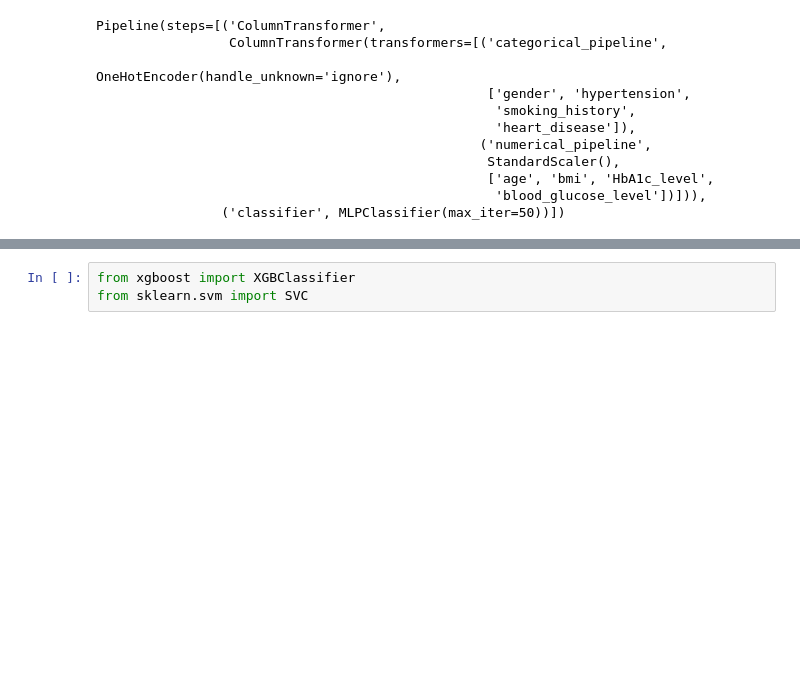
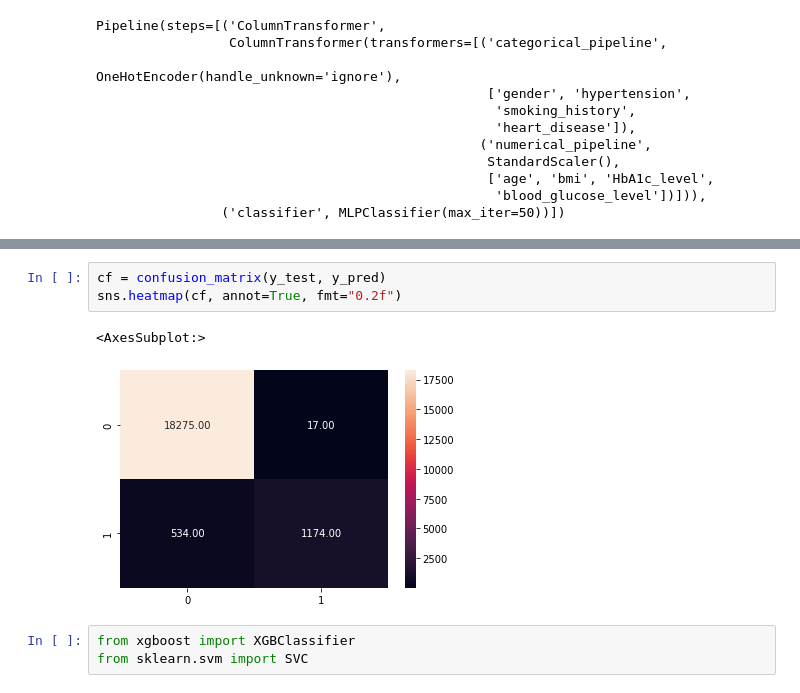
Before and after one commit to claralimasilva/Diabetes-Prediction-System, a Jupyter notebook: notebooks/01-exploratory_data_analysis.ipynb, the cells around one changed output, grey strips where cells are left out. Cells and saved outputs as stored; diff of their text form; blank space fills up the shorter version.

```diff
--- a/notebooks/01-exploratory_data_analysis.ipynb
+++ b/notebooks/01-exploratory_data_analysis.ipynb
@@ -411,3 +422,9 @@ print(acc, prec, rec, mac)
+# %%
+cf = confusion_matrix(y_test, y_pred)
+sns.heatmap(cf, annot=True, fmt="0.2f")
+# %% [output]
+<AxesSubplot:>
+[figure, added]
 # %%
 from xgboost import XGBClassifier
 from sklearn.svm import SVC
```
Also changed, not shown: parts of 17 cells of this notebook.
